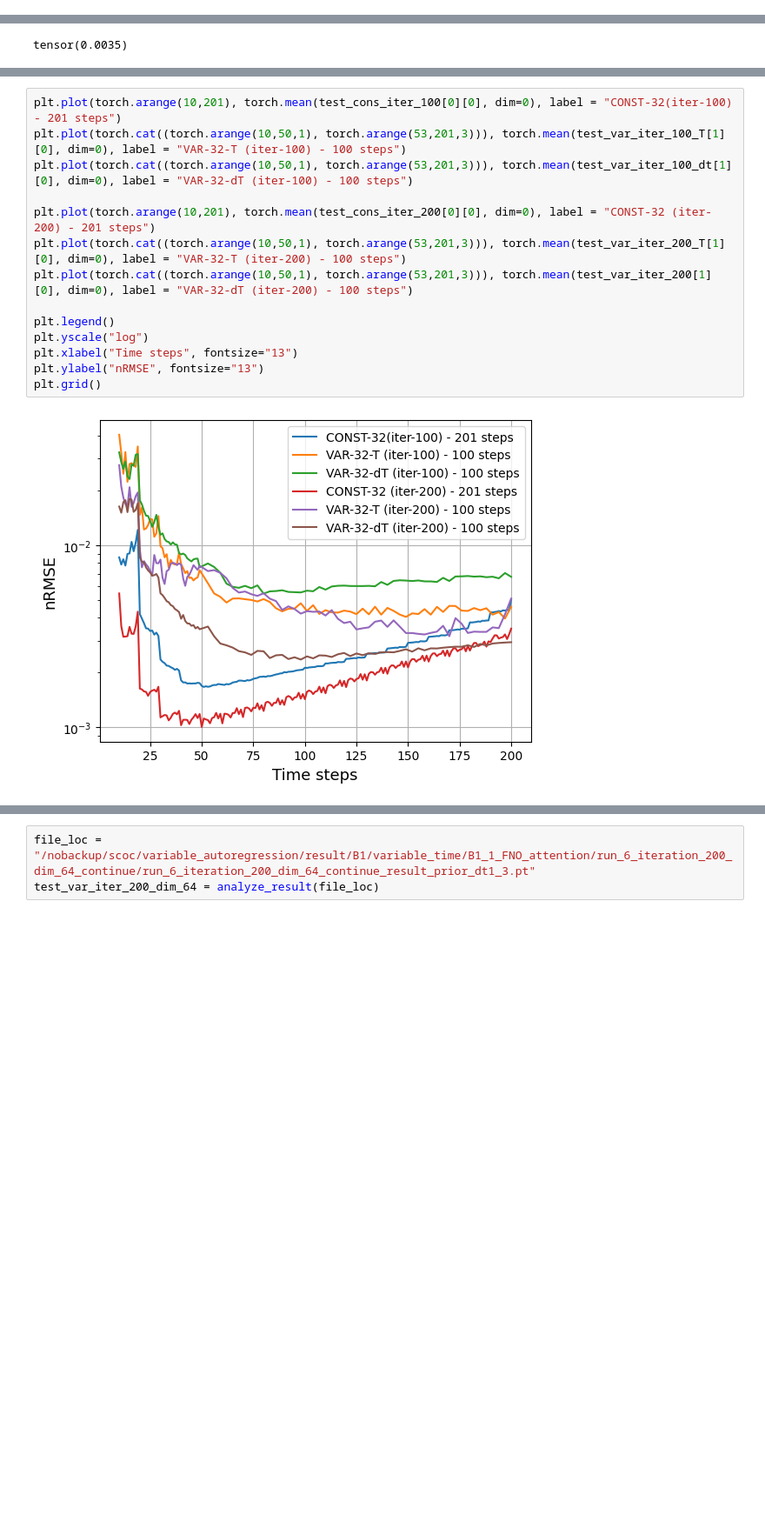
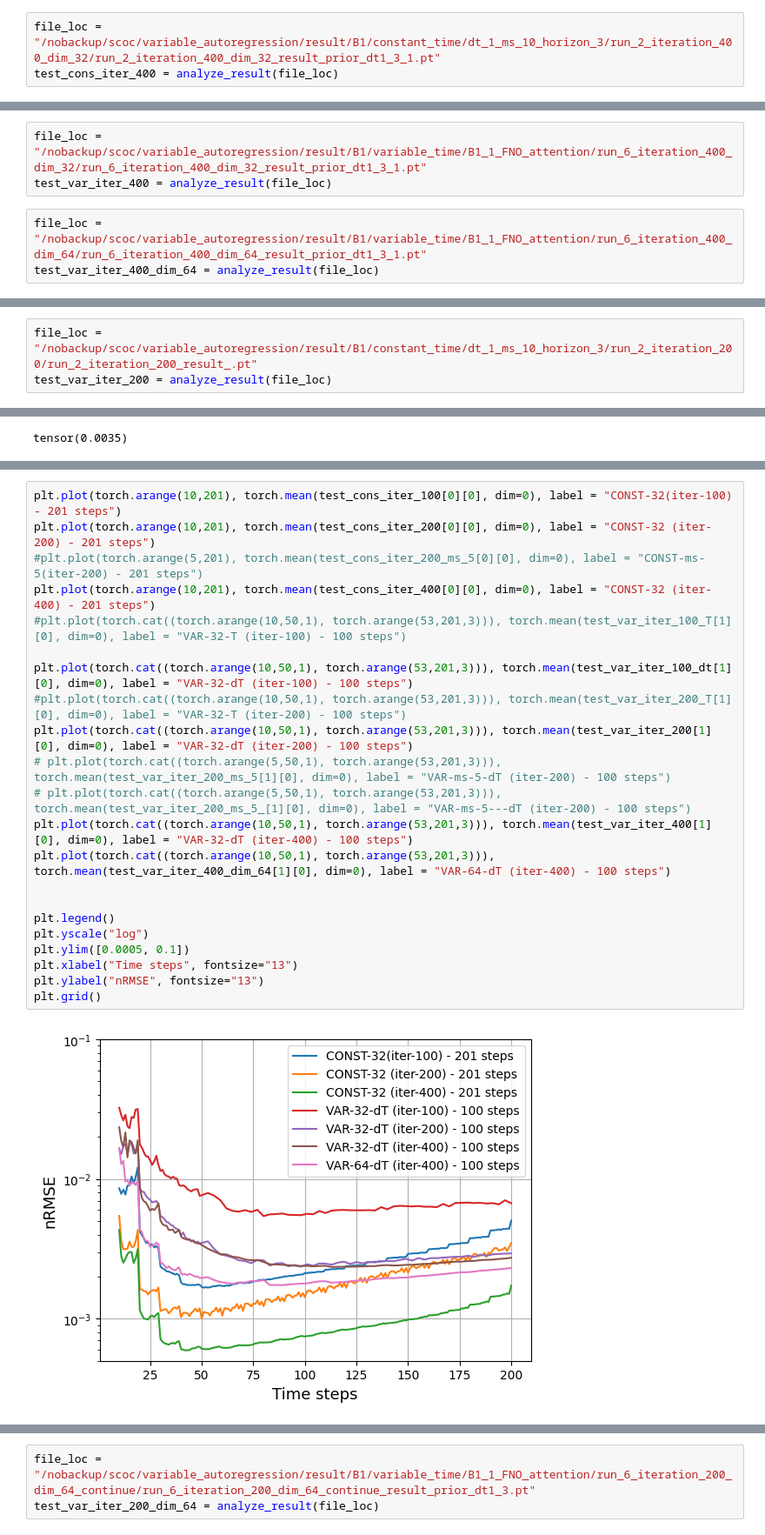
Before and after one commit to seuncoker/constant_autoregression, a Jupyter notebook: analysis_1.ipynb, the cells around one changed output, grey strips where cells are left out. Shown at 87% size. Drawn from its saved outputs; the diff is of its cells as text; blank space fills up the shorter version.

```diff
--- a/analysis_1.ipynb
+++ b/analysis_1.ipynb
@@ -286,3 +118,6 @@ test_cons_iter_200 = analyze_result(file_loc)
+# %%
+file_loc = "/nobackup/scoc/variable_autoregression/result/B1/constant_time/dt_1_ms_10_horizon_3/run_2_iteration_400_dim_32/run_2_iteration_400_dim_32_result_prior_dt1_3_1.pt"
+test_cons_iter_400 = analyze_result(file_loc)
 # %%
 file_loc = "/nobackup/scoc/variable_autoregression/result/B1/variable_time/B1_1_FNO_attention/run_6/run_6_result_prior_dt1_3_second.pt"
 #file_loc = "/nobackup/scoc/variable_autoregression/result/B1/variable_time/B1_1_FNO_attention/run_6_iteration_100/run_6_iteration_100_result_prior_dt1_3.pt"
@@ -297,3 +139,9 @@ test_var_iter_200 = analyze_result(file_loc)
+# %%
+file_loc = "/nobackup/scoc/variable_autoregression/result/B1/variable_time/B1_1_FNO_attention/run_6_iteration_400_dim_32/run_6_iteration_400_dim_32_result_prior_dt1_3_1.pt"
+test_var_iter_400 = analyze_result(file_loc)
+# %%
+file_loc = "/nobackup/scoc/variable_autoregression/result/B1/variable_time/B1_1_FNO_attention/run_6_iteration_400_dim_64/run_6_iteration_400_dim_64_result_prior_dt1_3_1.pt"
+test_var_iter_400_dim_64 = analyze_result(file_loc)
 # %%
 file_loc = "/nobackup/scoc/variable_autoregression/result/B1/variable_time/B1_1_FNO_attention/run_6_iteration_200_T/run_6_iteration_200_T_result_prior_dt1_3_1.pt"
 test_var_iter_200_T = analyze_result(file_loc)
@@ -301,0 +151,3 @@ test_var_iter_200_T = analyze_result(file_loc)
+# %%
+file_loc = "/nobackup/scoc/variable_autoregression/result/B1/constant_time/dt_1_ms_10_horizon_3/run_2_iteration_200/run_2_iteration_200_result_.pt"
+test_var_iter_200 = analyze_result(file_loc)
@@ -306,16 +386,24 @@ tensor(0.0035)
 # %%
 plt.plot(torch.arange(10,201), torch.mean(test_cons_iter_100[0][0], dim=0), label = "CONST-32(iter-100) - 201 steps")
-plt.plot(torch.cat((torch.arange(10,50,1), torch.arange(53,201,3))), torch.mean(test_var_iter_100_T[1][0], dim=0), label = "VAR-32-T (iter-100) - 100 steps")
+plt.plot(torch.arange(10,201), torch.mean(test_cons_iter_200[0][0], dim=0), label = "CONST-32 (iter-200) - 201 steps")
+#plt.plot(torch.arange(5,201), torch.mean(test_cons_iter_200_ms_5[0][0], dim=0), label = "CONST-ms-5(iter-200) - 201 steps")
+plt.plot(torch.arange(10,201), torch.mean(test_cons_iter_400[0][0], dim=0), label = "CONST-32 (iter-400) - 201 steps")
+#plt.plot(torch.cat((torch.arange(10,50,1), torch.arange(53,201,3))), torch.mean(test_var_iter_100_T[1][0], dim=0), label = "VAR-32-T (iter-100) - 100 steps")
+
 plt.plot(torch.cat((torch.arange(10,50,1), torch.arange(53,201,3))), torch.mean(test_var_iter_100_dt[1][0], dim=0), label = "VAR-32-dT (iter-100) - 100 steps")
+#plt.plot(torch.cat((torch.arange(10,50,1), torch.arange(53,201,3))), torch.mean(test_var_iter_200_T[1][0], dim=0), label = "VAR-32-T (iter-200) - 100 steps")
+plt.plot(torch.cat((torch.arange(10,50,1), torch.arange(53,201,3))), torch.mean(test_var_iter_200[1][0], dim=0), label = "VAR-32-dT (iter-200) - 100 steps")
+# plt.plot(torch.cat((torch.arange(5,50,1), torch.arange(53,201,3))), torch.mean(test_var_iter_200_ms_5[1][0], dim=0), label = "VAR-ms-5-dT (iter-200) - 100 steps")
+# plt.plot(torch.cat((torch.arange(5,50,1), torch.arange(53,201,3))), torch.mean(test_var_iter_200_ms_5_[1][0], dim=0), label = "VAR-ms-5---dT (iter-200) - 100 steps")
+plt.plot(torch.cat((torch.arange(10,50,1), torch.arange(53,201,3))), torch.mean(test_var_iter_400[1][0], dim=0), label = "VAR-32-dT (iter-400) - 100 steps")
+plt.plot(torch.cat((torch.arange(10,50,1), torch.arange(53,201,3))), torch.mean(test_var_iter_400_dim_64[1][0], dim=0), label = "VAR-64-dT (iter-400) - 100 steps")
 
-plt.plot(torch.arange(10,201), torch.mean(test_cons_iter_200[0][0], dim=0), label = "CONST-32 (iter-200) - 201 steps")
-plt.plot(torch.cat((torch.arange(10,50,1), torch.arange(53,201,3))), torch.mean(test_var_iter_200_T[1][0], dim=0), label = "VAR-32-T (iter-200) - 100 steps")
-plt.plot(torch.cat((torch.arange(10,50,1), torch.arange(53,201,3))), torch.mean(test_var_iter_200[1][0], dim=0), label = "VAR-32-dT (iter-200) - 100 steps")
 
 plt.legend()
 plt.yscale("log")
+plt.ylim([0.0005, 0.1])
 plt.xlabel("Time steps", fontsize="13")
 plt.ylabel("nRMSE", fontsize="13")
 plt.grid()
 # %% [output]
-[figure, old version]
+[figure, new version]
```
Also changed, not shown: parts of 65 cells of this notebook, 11 other files.
